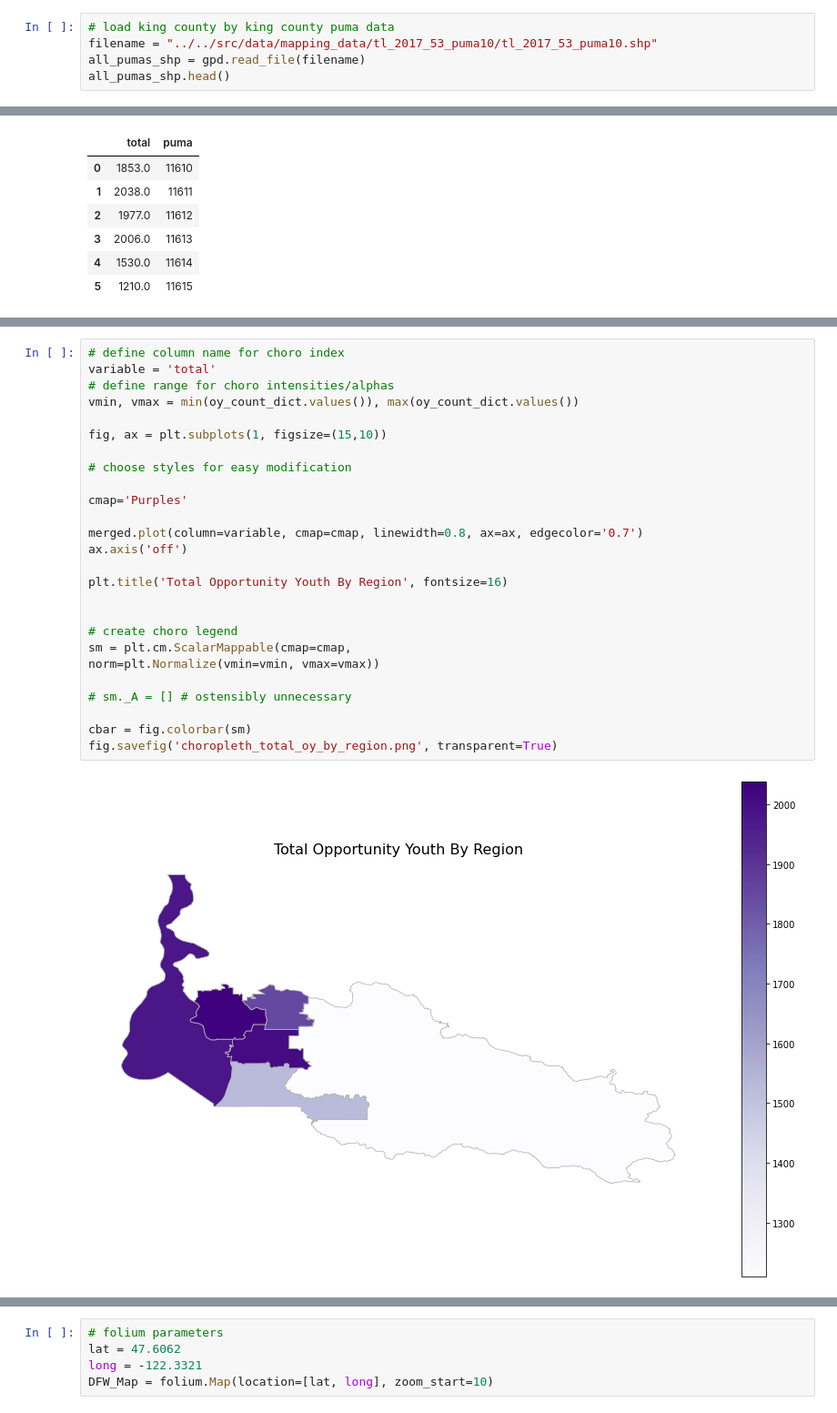
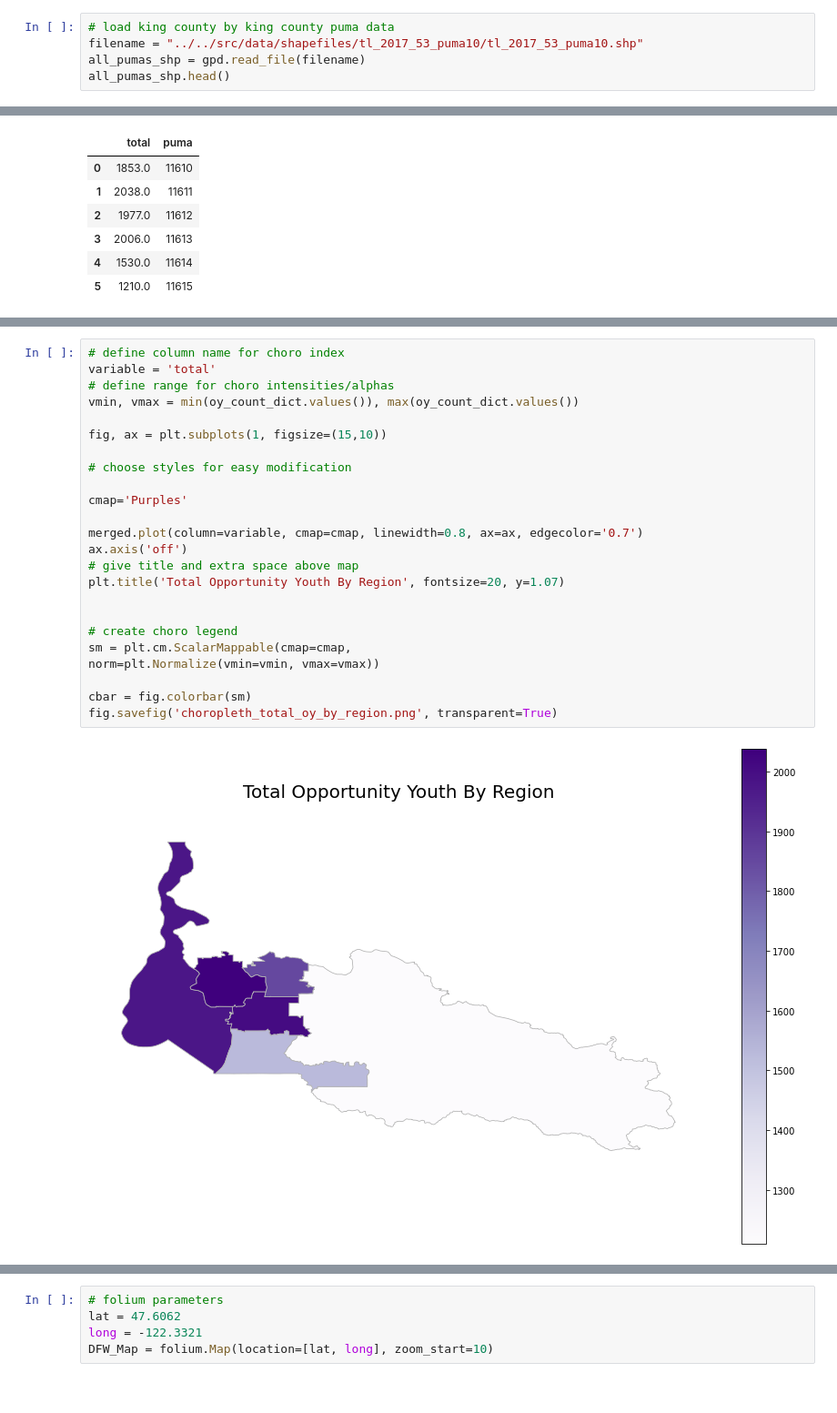
Before and after one commit to JJHick95/phase-1-project-west-ds-082420, a Jupyter notebook: notebooks/exploratory/mapping.ipynb, the cells around one changed output, grey strips where cells are left out. Shown at 91% size. Saved outputs shown, nothing was run; the diff lists cells and outputs as text.

```diff
--- a/notebooks/exploratory/mapping.ipynb
+++ b/notebooks/exploratory/mapping.ipynb
@@ -90,7 +92,7 @@ pumas
 ['11610', '11613', '11614', '11615', '11611', '11612']
 # %%
 # load king county by king county puma data
-filename = "../../src/data/mapping_data/tl_2017_53_puma10/tl_2017_53_puma10.shp"
+filename = "../../src/data/shapefiles/tl_2017_53_puma10/tl_2017_53_puma10.shp"
 all_pumas_shp = gpd.read_file(filename)
 all_pumas_shp.head()
 # %% [output]
@@ -211,31 +258,29 @@ merged
 # %%
 # define column name for choro index
 variable = 'total'
 # define range for choro intensities/alphas
 vmin, vmax = min(oy_count_dict.values()), max(oy_count_dict.values())
 
 fig, ax = plt.subplots(1, figsize=(15,10))
 
 # choose styles for easy modification
 
 cmap='Purples'
 
 merged.plot(column=variable, cmap=cmap, linewidth=0.8, ax=ax, edgecolor='0.7')
 ax.axis('off')
-
-plt.title('Total Opportunity Youth By Region', fontsize=16)
+# give title and extra space above map
+plt.title('Total Opportunity Youth By Region', fontsize=20, y=1.07)
 
 
 # create choro legend
 sm = plt.cm.ScalarMappable(cmap=cmap,
 norm=plt.Normalize(vmin=vmin, vmax=vmax))
 
-# sm._A = [] # ostensibly unnecessary
-
 cbar = fig.colorbar(sm)
 fig.savefig('choropleth_total_oy_by_region.png', transparent=True)
 # %% [output]
-[figure, old version]
+[figure, new version]
 # %%
 #hover trace
 hover_scatter = [scatt for scatt in fig.data if scatt.mode == 'markers'][0]
```
Also changed, not shown: parts of 7 cells of this notebook.
